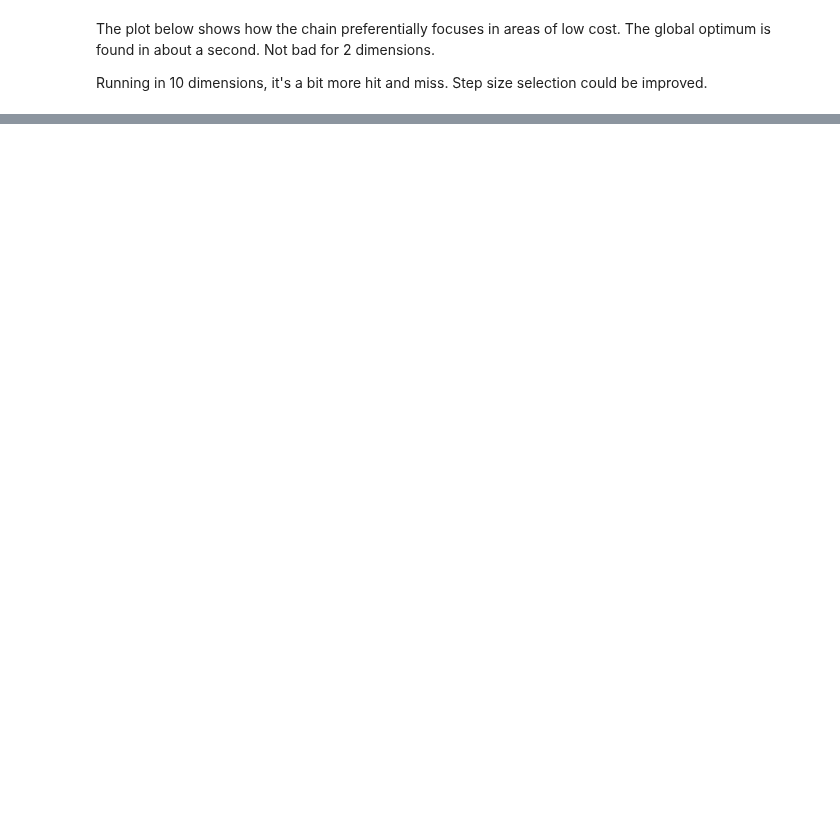
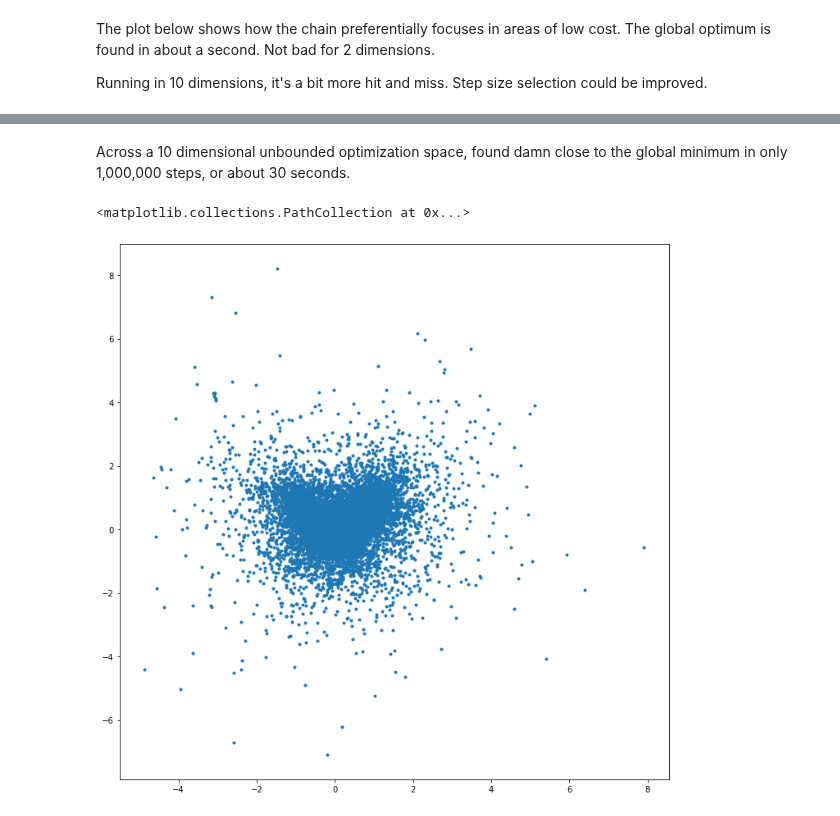
Before and after one commit to CHandmer/MCMCdemoJupyter, a Jupyter notebook: MCMC demo jupyter.ipynb, the cells around one changed output, grey strips where cells are left out. Drawn from its saved outputs; the diff is of its cells as text; code cells hidden in the pictures; blank space fills up the shorter version.

```diff
--- a/MCMC demo jupyter.ipynb
+++ b/MCMC demo jupyter.ipynb
@@ -160,0 +180,5 @@ plt.plot(np.sum(xHist**2,axis=1)**0.5)
+# %%
+def func(pars, x):
+    # Rosenbrock function
+    # x is the multidimensional position vector
+    return np.sum([100.*(x[i+1]-x[i]**2)**2+(1-x[i])**2 for i in range(len(x)-1)])
@@ -160,0 +200,37 @@ plt.plot(np.sum(xHist**2,axis=1)**0.5)
+# %%
+step = 1.
+anneal = 1.
+stepDecrementIndex = 1000
+maxSteps=1000000
+
+for k in range(maxSteps):
+    xStar = x + step*(1.-2.*np.random.rand(dim))
+    costStar = func([],xStar)
+    # This automatically adjusts the annealing exponent
+    acceptRate = np.mean(accept)
+    anneal = anneal*(1.+0.05*(acceptRate/0.25-1))
+    # automatically adjust step size (heuristic)
+    # Determine whether to move the chain forward
+    if (cost/costStar)**anneal > np.random.random():
+        x = xStar
+        cost = costStar
+        xHist = np.append(xHist,[x],axis=0)
+        costHist = np.append(costHist,cost)
+        accept = np.append(1.,accept[:-1])
+    else:
+        accept = np.append(0.,accept[:-1])
+    # Update the global minimum if necessary
+    if cost < costMin:
+        xMin = x
+        costMin = cost
+        print([cost,anneal])
+
+    # Every so often steps reset the chain and change the step size
+    if np.random.random()>0.999:
+        #x = xMin
+        #cost = costMin
+        step = 10.**(2.*np.random.random()-2.)
+        #print("step size: " + str(step))
+
+print(xMin)
+print(costMin)
@@ -160,0 +272,8 @@ plt.plot(np.sum(xHist**2,axis=1)**0.5)
+# %% [markdown]
+Across a 10 dimensional unbounded optimization space, found damn close to the global minimum in only 1,000,000 steps, or about 30 seconds.
+# %%
+plt.figure(figsize=(12,12))
+plt.scatter(xHist[::10,0],xHist[::10,1],marker=".")
+# %% [output]
+<matplotlib.collections.PathCollection at 0x...>
+[figure, added]
```
Also changed, not shown: parts of 9 cells of this notebook.
